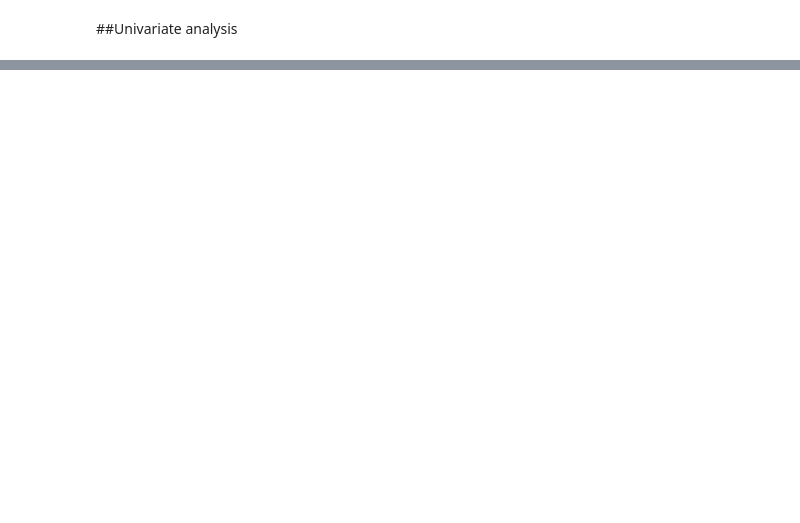
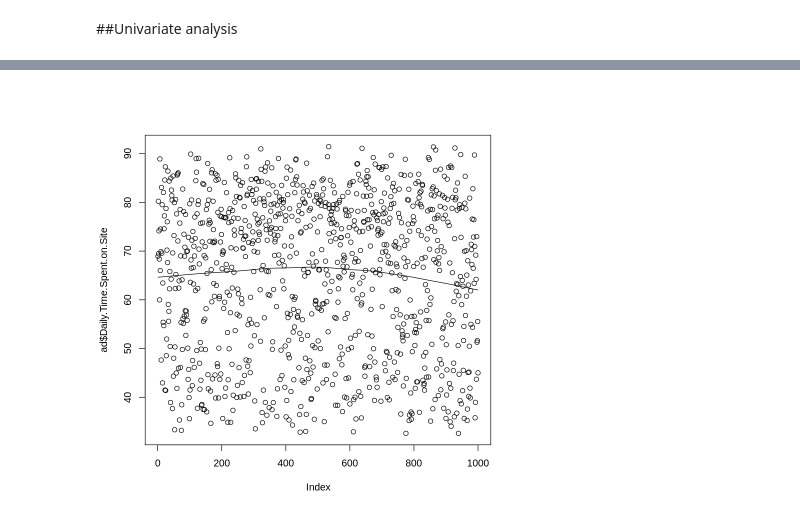
Before and after one commit to abdullatif14/R_project_week12, a Jupyter notebook: R_project.ipynb, the cells around one changed output, grey strips where cells are left out. Drawn from its saved outputs; the diff is of its cells as text; code cells hidden in the pictures; blank space fills up the shorter version.

```diff
--- a/R_project.ipynb
+++ b/R_project.ipynb
@@ -59,0 +210,5 @@ ERROR: ignored
+# %%
+# plotting a scatter plot
+scatter.smooth(ad$Daily.Time.Spent.on.Site)
+# %% [output]
+[figure, added]
```
Also changed, not shown: parts of 35 cells of this notebook.
